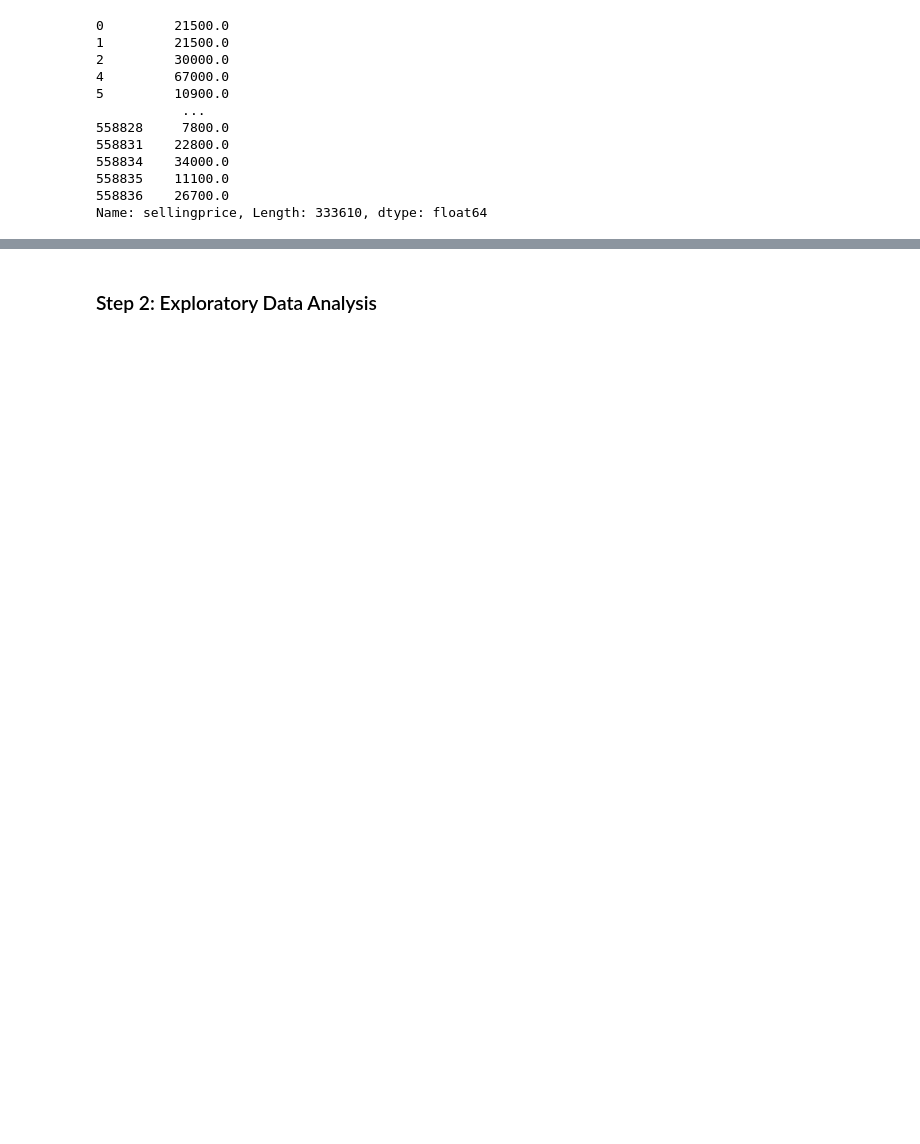
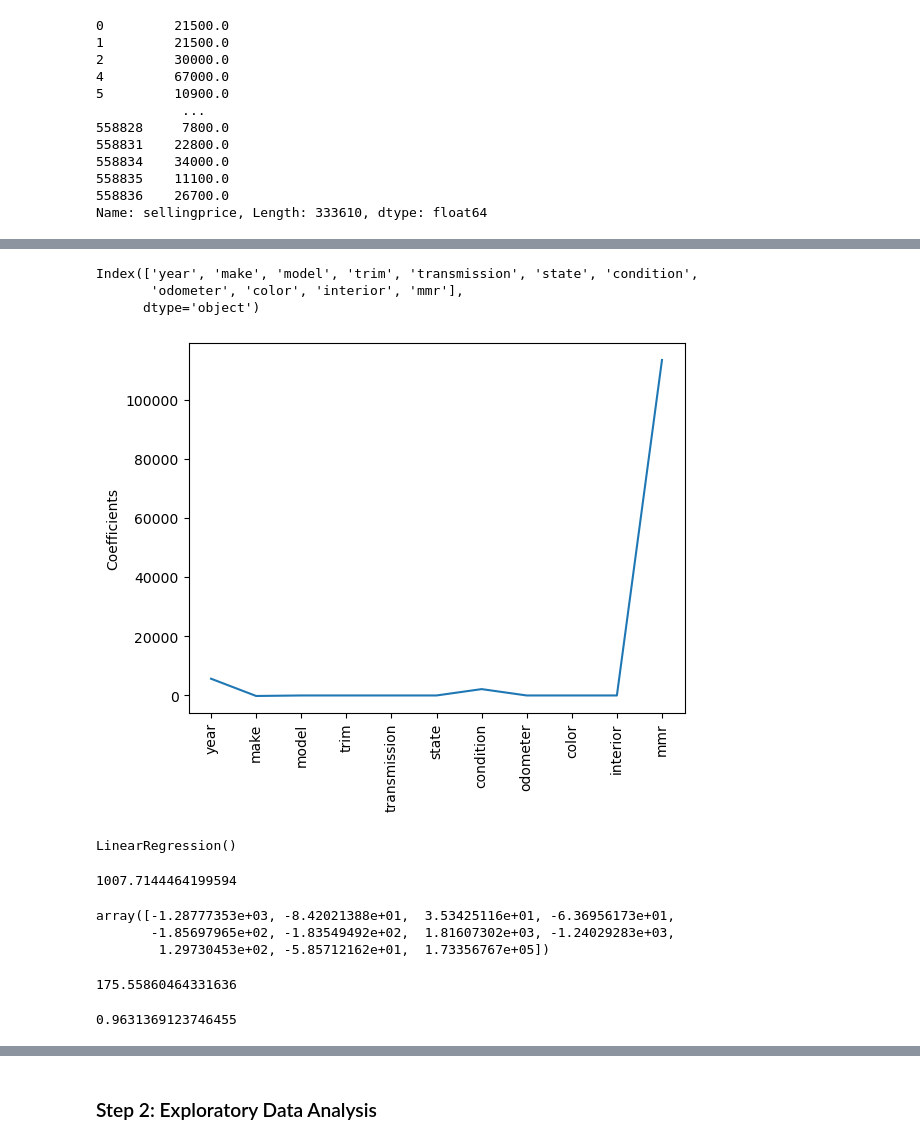
Before and after one commit to Graci98/Price_Predictions, a Jupyter notebook: Car_Price_Predictions.ipynb, the cells around one changed output, grey strips where cells are left out. Saved outputs shown, nothing was run; the diff lists cells and outputs as text; code cells hidden in the pictures; blank space fills up the shorter version.

Commit message:
model upload

```diff
--- a/Car_Price_Predictions.ipynb
+++ b/Car_Price_Predictions.ipynb
@@ -249,0 +306,24 @@ msre
+# %%
+coef_names = tencar_df.drop('sellingprice',axis=1).columns
+
+print(coef_names)
+# %% [output]
+Index(['year', 'make', 'model', 'trim', 'transmission', 'state', 'condition',
+       'odometer', 'color', 'interior', 'mmr'],
+      dtype='object')
+# %%
+
+lasso = Lasso(alpha=100)
+lasso_coef = lasso.fit(X, y).coef_
+
+plt.plot(range(len(names)), lasso_coef)
+plt.xticks(range(len(names)), names, rotation=90)
+plt.ylabel("Coefficients")
+plt.show()
+# %% [output]
+[figure, added]
+# %%
+regres=LinearRegression()
+regres.fit(xtrain, ytrain)
+# %% [output]
+LinearRegression()
@@ -249,0 +332,18 @@ msre
+# %%
+mean_absolute_error(ytest, lin_pred)
+# %% [output]
+1007.7144464199594
+# %%
+regres.coef_
+# %% [output]
+array([-1.28777353e+03, -8.42021388e+01,  3.53425116e+01, -6.36956173e+01,
+       -1.85697965e+02, -1.83549492e+02,  1.81607302e+03, -1.24029283e+03,
+        1.29730453e+02, -5.85712162e+01,  1.73356767e+05])
+# %%
+regres.intercept_
+# %% [output]
+175.55860464331636
+# %%
+r2_score(ytest, lin_pred)
+# %% [output]
+0.9631369123746455
```
Also changed, not shown: parts of 36 cells of this notebook, 3 other files.
